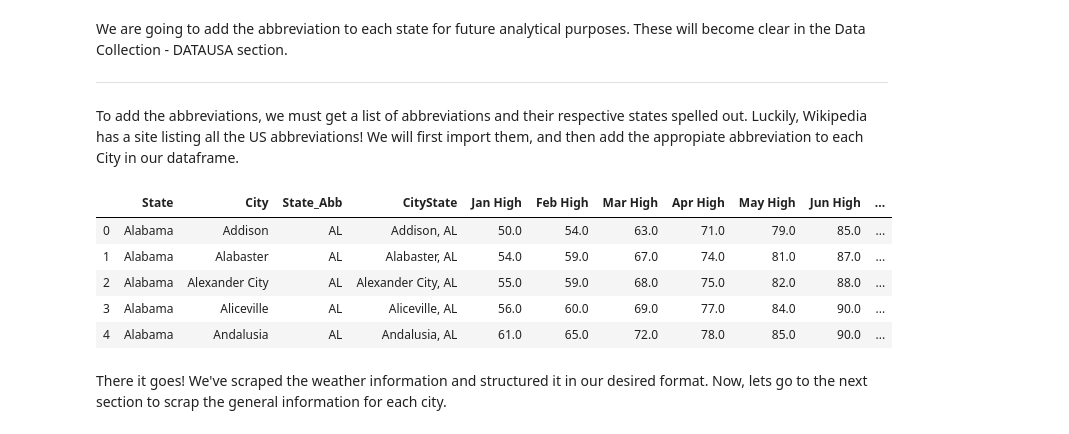
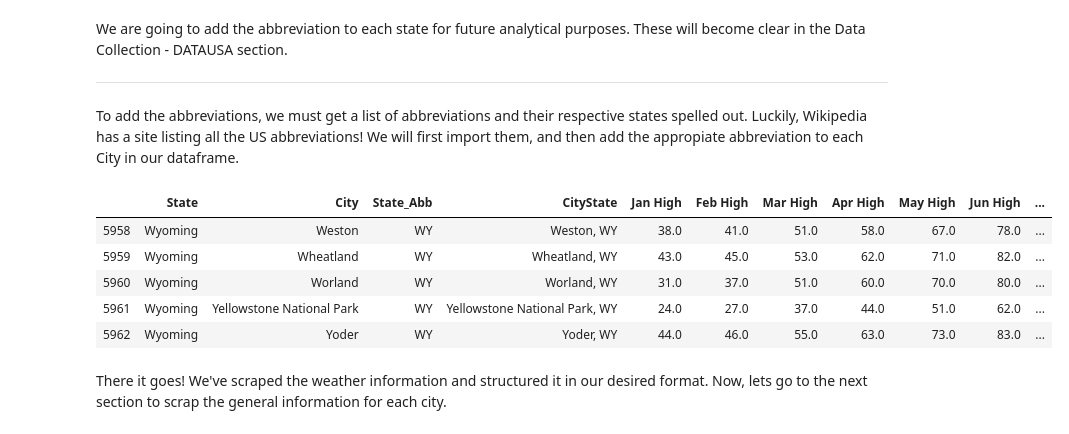
Before and after one commit to eliasmelul/finding_schitts, a Jupyter notebook: weather_data_FMSC.ipynb, the cells around one changed output. Saved outputs shown, nothing was run; the diff lists cells and outputs as text; code cells hidden in the pictures.

Commit message:
Final weather data scrap

```diff
--- a/weather_data_FMSC.ipynb
+++ b/weather_data_FMSC.ipynb
@@ -199,34 +199,44 @@ def get_weather(state, city, url):
     req = pd.read_html(url)
     janjun = req[0]
     juldec = req[1]
+    janjun.rename(columns = {'Unnamed: 0':'Metric'}, inplace=True)
+    juldec.rename(columns = {'Unnamed: 0':'Metric'}, inplace=True)
+
+    snow, snow2, prec, prec2 = None, None, None, None
 
     for i, row in janjun.iterrows():
-        if ("Average high" in row['Unnamed: 0']):
+        if ("Average high" in row['Metric']):
             high = [i for i in row[1:]]
-        if ("Average low" in row['Unnamed: 0']):
+        if ("Average low" in row['Metric']):
             low = [i for i in row[1:]]
-        if ("precipitation in inch" in row['Unnamed: 0']):
+
+        if ("Av. precipitation" in row['Metric']):
             prec = [i for i in row[1:]]
-        else:
-            prec = [0,0,0,0,0,0]
-        if ("snowfall in inch" in row['Unnamed: 0']):
+
+        if ("snowfall in inch" in row['Metric']):
             snow = [i for i in row[1:]]
-        else:
-            snow = [0,0,0,0,0,0]
 
     for i, row in juldec.iterrows():
-        if ("Average high" in row['Unnamed: 0']):
+        if ("Average high" in row['Metric']):
             high2 = [i for i in row[1:]]
-        if ("Average low" in row['Unnamed: 0']):
+
+        if ("Average low" in row['Metric']):
             low2 = [i for i in row[1:]]
-        if ("precipitation in inch" in row['Unnamed: 0']):
+
+        if ("precipitation in inch" in row['Metric']):
             prec2 = [i for i in row[1:]]
-        else:
-            prec2 = [0,0,0,0,0,0]
-        if ("snowfall in inch" in row['Unnamed: 0']):
+
+        if ("snowfall in inch" in row['Metric']):
             snow2 = [i for i in row[1:]]
-        else:
-            snow2 = [0,0,0,0,0,0]
+
+
+    if snow == None:
+        snow=[0,0,0,0,0,0]
+        snow2=[0,0,0,0,0,0]
+    if prec == None:
+        prec=[0,0,0,0,0,0]
+        prec2=[0,0,0,0,0,0]
+
 
     highs = high+high2
     lows = low+low2
@@ -291,14 +301,14 @@ cols = weatherCity_df.columns.tolist()
 cols = cols[-4:]+cols[:-4]
 weatherCity_df = weatherCity_df[cols]
 # %%
-weatherCity_df.head()
+weatherCity_df.tail()
 # %% [output]
 |  | State | City | State_Abb | CityState | Jan High | Feb High | Mar High | Apr High | May High | Jun High | ... |
-| 0 | Alabama | Addison | AL | Addison, AL | 50.0 | 54.0 | 63.0 | 71.0 | 79.0 | 85.0 | ... |
-| 1 | Alabama | Alabaster | AL | Alabaster, AL | 54.0 | 59.0 | 67.0 | 74.0 | 81.0 | 87.0 | ... |
-| 2 | Alabama | Alexander City | AL | Alexander City, AL | 55.0 | 59.0 | 68.0 | 75.0 | 82.0 | 88.0 | ... |
-| 3 | Alabama | Aliceville | AL | Aliceville, AL | 56.0 | 60.0 | 69.0 | 77.0 | 84.0 | 90.0 | ... |
-| 4 | Alabama | Andalusia | AL | Andalusia, AL | 61.0 | 65.0 | 72.0 | 78.0 | 85.0 | 90.0 | ... |
+| 5958 | Wyoming | Weston | WY | Weston, WY | 38.0 | 41.0 | 51.0 | 58.0 | 67.0 | 78.0 | ... |
+| 5959 | Wyoming | Wheatland | WY | Wheatland, WY | 43.0 | 45.0 | 53.0 | 62.0 | 71.0 | 82.0 | ... |
+| 5960 | Wyoming | Worland | WY | Worland, WY | 31.0 | 37.0 | 51.0 | 60.0 | 70.0 | 80.0 | ... |
+| 5961 | Wyoming | Yellowstone National Park | WY | Yellowstone National Park, WY | 24.0 | 27.0 | 37.0 | 44.0 | 51.0 | 62.0 | ... |
+| 5962 | Wyoming | Yoder | WY | Yoder, WY | 44.0 | 46.0 | 55.0 | 63.0 | 73.0 | 83.0 | ... |
 # %% [markdown]
 There it goes! We've scraped the weather information and structured it in our desired format. Now, lets go to the next section to scrap the general information for each city.
 # %%
```
Also changed, not shown: parts of 2 cells of this notebook.
